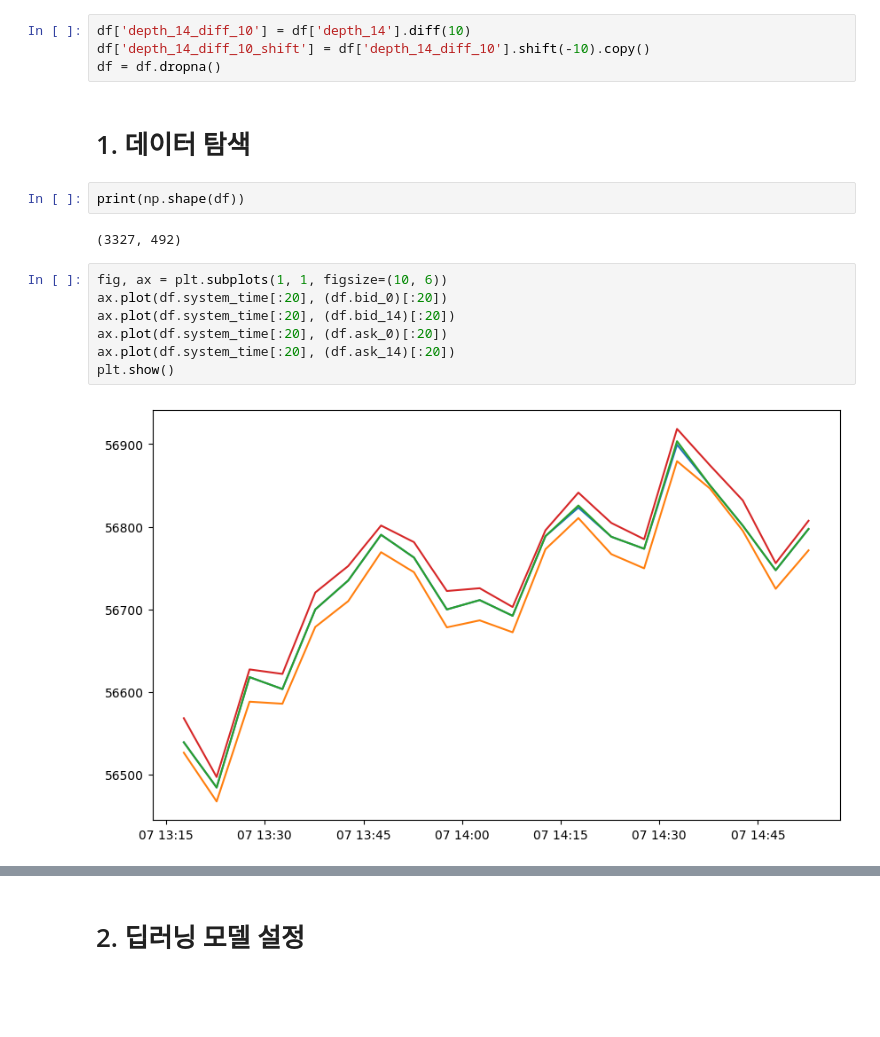
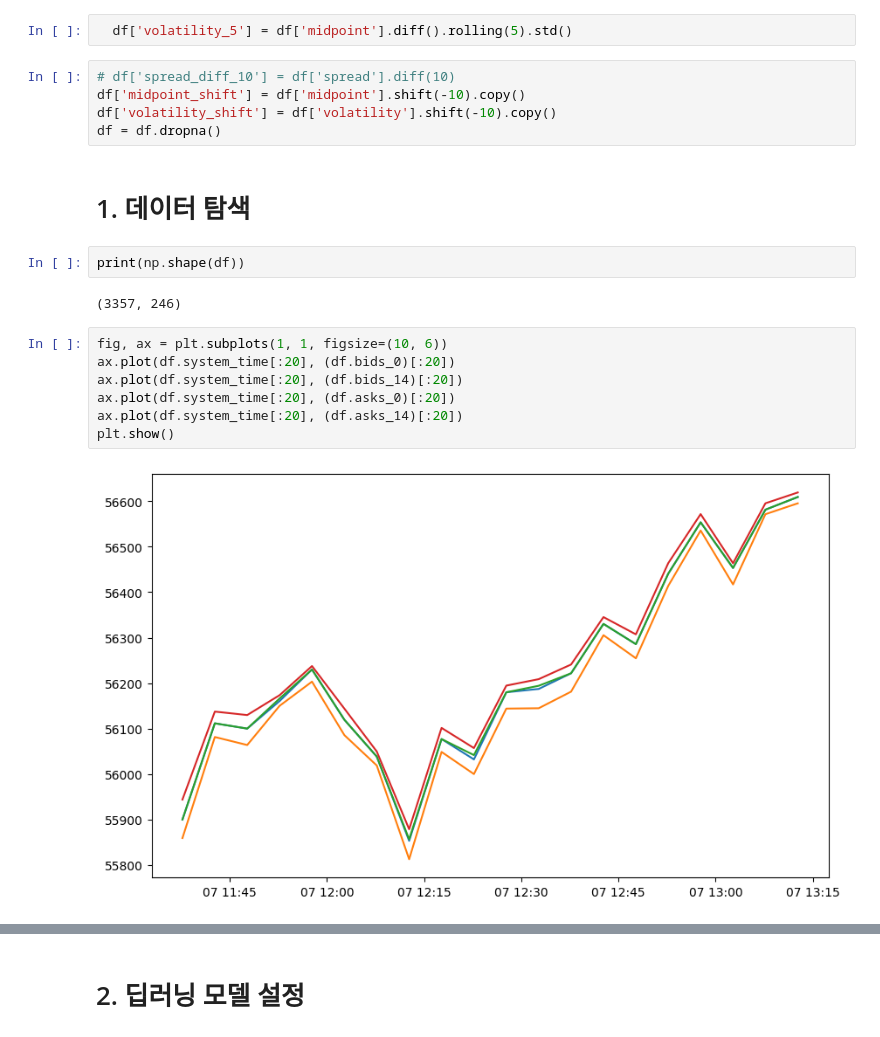
Before and after one commit to minyoung347/highfrequency, a Jupyter notebook: highfrequency.ipynb, the cells around one changed output, grey strips where cells are left out. Saved outputs shown, nothing was run; the diff lists cells and outputs as text; blank space fills up the shorter version.

```diff
--- a/highfrequency.ipynb
+++ b/highfrequency.ipynb
@@ -90,22 +89,25 @@ for col in df.columns:
+# %%
+  df['volatility_5'] = df['midpoint'].diff().rolling(5).std()
 # %%
-df['depth_14_diff_10'] = df['depth_14'].diff(10)
-df['depth_14_diff_10_shift'] = df['depth_14_diff_10'].shift(-10).copy()
+# df['spread_diff_10'] = df['spread'].diff(10)
+df['midpoint_shift'] = df['midpoint'].shift(-10).copy()
+df['volatility_shift'] = df['volatility'].shift(-10).copy()
 df = df.dropna()
 # %% [markdown]
 # 1. 데이터 탐색
 # %%
 print(np.shape(df))
 # %% [output]
-(3327, 492)
+(3357, 246)
 # %%
 fig, ax = plt.subplots(1, 1, figsize=(10, 6))
-ax.plot(df.system_time[:20], (df.bid_0)[:20])
-ax.plot(df.system_time[:20], (df.bid_14)[:20])
-ax.plot(df.system_time[:20], (df.ask_0)[:20])
-ax.plot(df.system_time[:20], (df.ask_14)[:20])
+ax.plot(df.system_time[:20], (df.bids_0)[:20])
+ax.plot(df.system_time[:20], (df.bids_14)[:20])
+ax.plot(df.system_time[:20], (df.asks_0)[:20])
+ax.plot(df.system_time[:20], (df.asks_14)[:20])
 plt.show()
 # %% [output]
-[figure, old version]
+[figure, new version]
 # %%
 fig, ax = plt.subplots(3, 1, figsize=(10, 14))
 ax[0].plot(df.system_time, df.midpoint)
```
Also changed, not shown: parts of 16 cells of this notebook.
